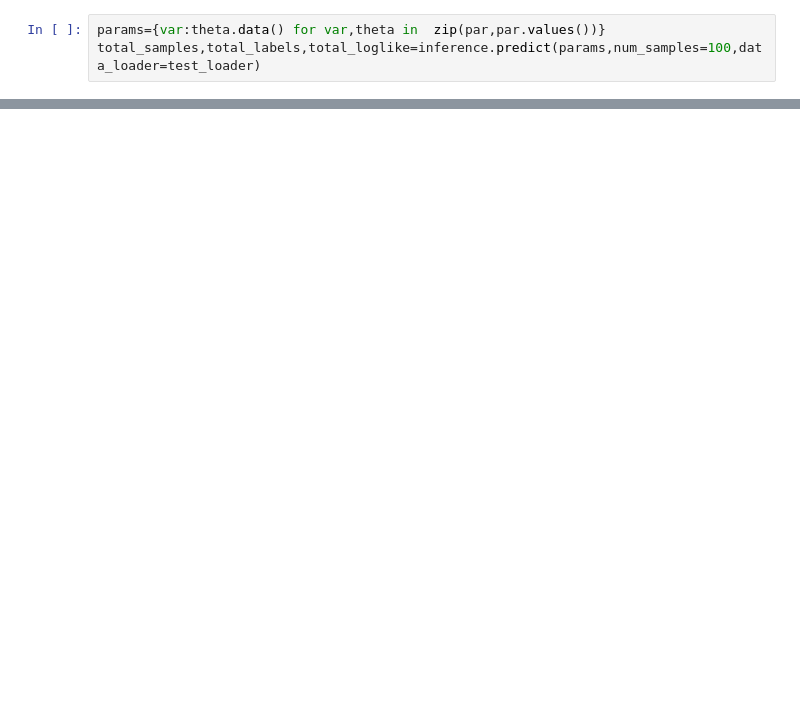
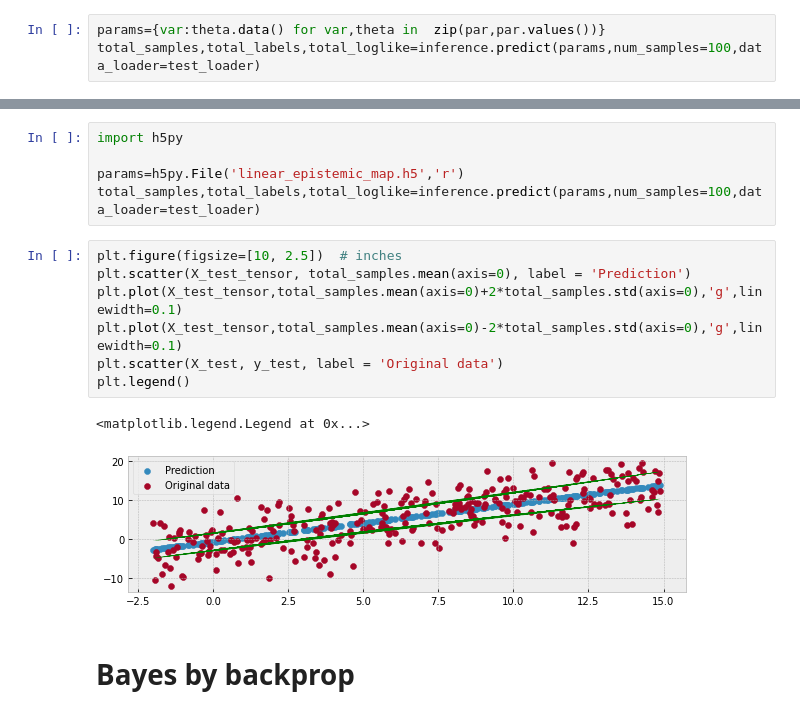
Before and after one commit to sherna90/mxprob, a Jupyter notebook: benchmarks/2.-linear-model.ipynb, the cells around one changed output, grey strips where cells are left out. Drawn from its saved outputs; the diff is of its cells as text; blank space fills up the shorter version.

```diff
--- a/benchmarks/2.-linear-model.ipynb
+++ b/benchmarks/2.-linear-model.ipynb
@@ -156,0 +281,17 @@ params
+# %%
+import h5py
+
+params=h5py.File('linear_epistemic_map.h5','r')
+total_samples,total_labels,total_loglike=inference.predict(params,num_samples=100,data_loader=test_loader)
+# %%
+plt.figure(figsize=[10, 2.5])  # inches
+plt.scatter(X_test_tensor, total_samples.mean(axis=0), label = 'Prediction')
+plt.plot(X_test_tensor,total_samples.mean(axis=0)+2*total_samples.std(axis=0),'g',linewidth=0.1)
+plt.plot(X_test_tensor,total_samples.mean(axis=0)-2*total_samples.std(axis=0),'g',linewidth=0.1)
+plt.scatter(X_test, y_test, label = 'Original data')
+plt.legend()
+# %% [output]
+<matplotlib.legend.Legend at 0x...>
+[figure, added]
+# %% [markdown]
+# Bayes by backprop
```
Also changed, not shown: parts of 19 cells of this notebook, 5 other files.
